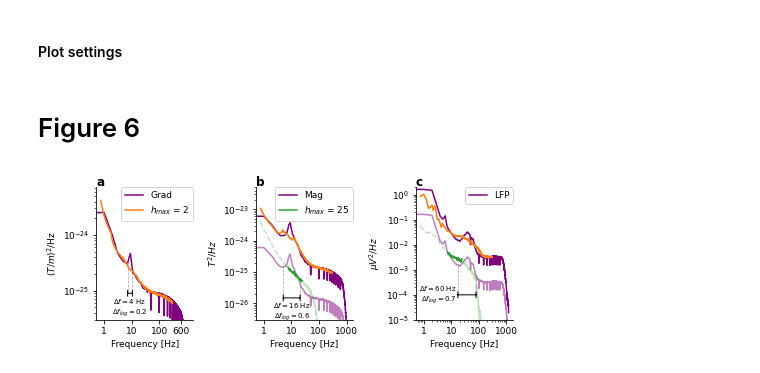
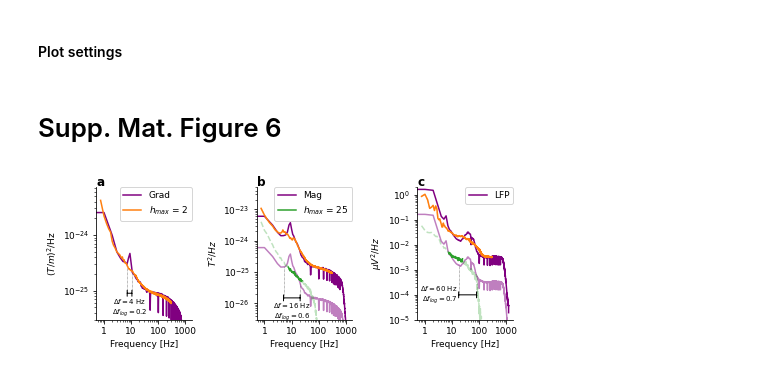
Before and after one commit to moritz-gerster/separating_periodic_from_aperiodic_PSDs, a Jupyter notebook: Fig6.ipynb, the cells around one changed output. Saved outputs shown, nothing was run; the diff lists cells and outputs as text; code cells hidden in the pictures.

```diff
--- a/Fig6.ipynb
+++ b/Fig6.ipynb
@@ -864,10 +864,10 @@ ylabel_a = r"$\left(T/m\right)^2$/Hz"
 ylabel_b = r"$T^2/Hz$"
 ylabel_c = r"$\mu V^2/Hz$"
 xlabel = "Frequency [Hz]"
-xticks_a = [1, 10, 100, 600]
+xticks_a = [1, 10, 100, 1000]
 xticks_bc = [1, 10, 100, 1000]
 # %% [markdown]
-# Figure 6
+# Supp. Mat. Figure 6
 # %%
 fig, axes = plt.subplots(1, 3, figsize=[fig_width, 2.7])
 
@@ -880,6 +880,8 @@ ax.set_xlabel(xlabel)
 ymin, ymax = ax.get_ylim()
 ax.set_ylim((3e-26, ymax))
 ax.text(s="a", **panel_labels, transform=ax.transAxes)
+x_minor = mpl.ticker.LogLocator(subs=np.arange(0, 1, 0.1), numticks=10)
+ax.xaxis.set_minor_locator(x_minor)
 
 # annotate freq bandwidth
 xmin = freq_real_s - bw_real_s
@@ -906,6 +908,8 @@ ax.loglog(*plot_ap_m_h2_long, ls="--", alpha=alpha_long)
 ax.set_ylabel(ylabel_b)
 ax.set_xlabel(xlabel)
 ax.text(s="b", **panel_labels, transform=ax.transAxes)
+x_minor = mpl.ticker.LogLocator(subs=np.arange(0, 1, 0.1), numticks=10)
+ax.xaxis.set_minor_locator(x_minor)
 y_minor = mpl.ticker.LogLocator(subs=np.arange(0, 1, 0.1), numticks=10)
 ax.yaxis.set_minor_locator(y_minor)
 ax.set_yticklabels([], minor=True)
@@ -934,31 +938,32 @@ ax.loglog(*plot_l_low, alpha=.5)
 ax.loglog(*plot_aperiodic_l_h2)
 ax.loglog(*plot_ap_l_h2_long, ls="--", alpha=alpha_long)
 
 ax.set_ylabel(ylabel_c)
 ax.set_xlabel(xlabel)
 ax.legend(loc=1, borderaxespad=0)
 ylim = (1e-5, 2)
 ax.set_ylim(ylim)
 ax.text(s="c", **panel_labels, transform=ax.transAxes)
 x_minor = mpl.ticker.LogLocator(subs=np.arange(0, 1, 0.1), numticks=10)
 ax.xaxis.set_minor_locator(x_minor)
 y_minor = mpl.ticker.LogLocator(subs=np.arange(0, 1, 0.1), numticks=10)
 ax.yaxis.set_minor_locator(y_minor)
 ax.set_yticklabels([], minor=True)
 
 # annotate freq bandwidth
 xmin = freq_real_l - bw_real_l
 xmax = freq_real_l + bw_real_l
 ylow = plot_l_low[1][np.argmin(np.abs(plot_l_low[0] - xmin))]
 yhigh = plot_l_low[1][np.argmin(np.abs(plot_l_low[0] - xmax))]
 height = 10 * ylim[0]
 annotate_range(ax, xmin=xmin, xmax=xmax, ylow=ylow, yhigh=yhigh,
                height=height, annotate_pos="left")
 ax.set_xticks(xticks_bc)
 ax.set_xticklabels(xticks_bc)
 
 plt.tight_layout()
 plt.savefig(fig_path + "Fig6_SuppMat.pdf", bbox_inches="tight")
+plt.savefig(fig_path + "Fig6_SuppMat.png", dpi=1000, bbox_inches="tight")
 plt.show()
 # %% [output]
-[figure, old version]
+[figure, new version]
```
Also changed, not shown: parts of 2 cells of this notebook, 4 other files.
